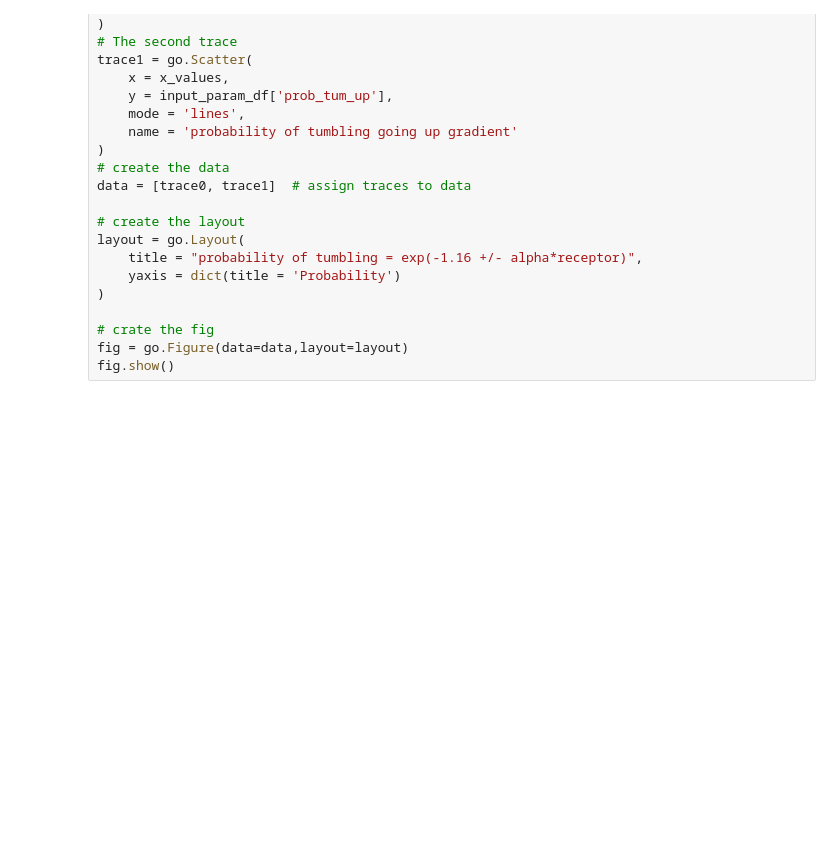
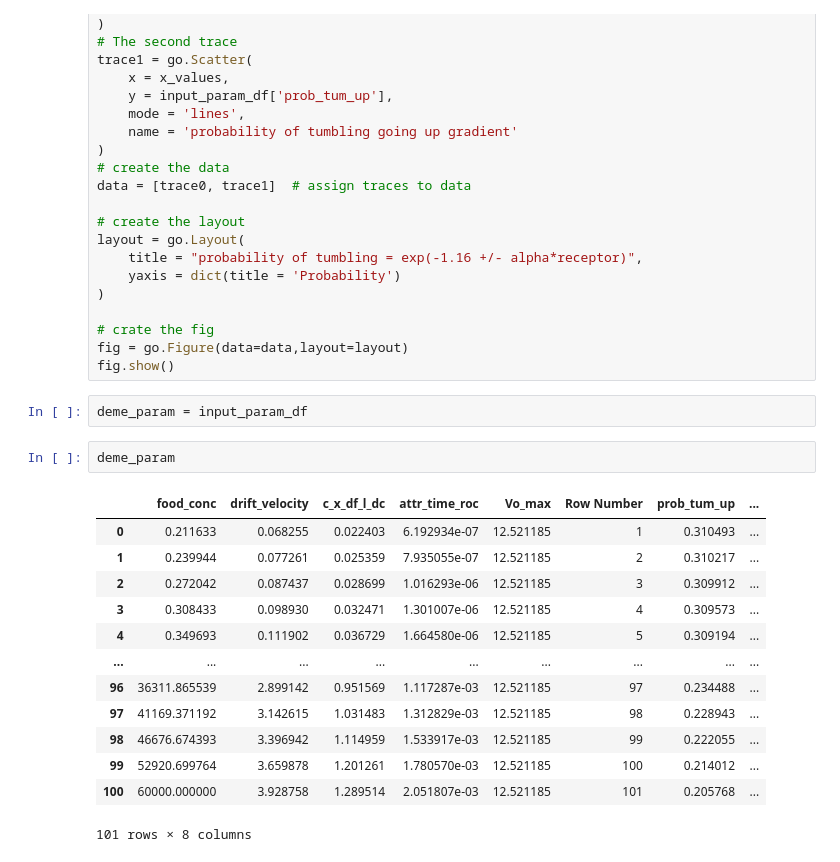
Before and after one commit to Frood-for-Thought/Run_Tumble_Gillespie_Diffusion_Equation, a Jupyter notebook: plotting.ipynb, the cells around one changed output. Drawn from its saved outputs; the diff is of its cells as text; blank space fills up the shorter version.

```diff
--- a/plotting.ipynb
+++ b/plotting.ipynb
@@ -113,3 +113,21 @@ layout = go.Layout(
 # crate the fig
 fig = go.Figure(data=data,layout=layout)
 fig.show()
+# %%
+deme_param = input_param_df
+# %%
+deme_param
+# %% [output]
+|  | food_conc | drift_velocity | c_x_df_l_dc | attr_time_roc | Vo_max | Row Number | prob_tum_up | ... |
+| 0 | 0.211633 | 0.068255 | 0.022403 | 6.192934e-07 | 12.521185 | 1 | 0.310493 | ... |
+| 1 | 0.239944 | 0.077261 | 0.025359 | 7.935055e-07 | 12.521185 | 2 | 0.310217 | ... |
+| 2 | 0.272042 | 0.087437 | 0.028699 | 1.016293e-06 | 12.521185 | 3 | 0.309912 | ... |
+| 3 | 0.308433 | 0.098930 | 0.032471 | 1.301007e-06 | 12.521185 | 4 | 0.309573 | ... |
+| 4 | 0.349693 | 0.111902 | 0.036729 | 1.664580e-06 | 12.521185 | 5 | 0.309194 | ... |
+| ... | ... | ... | ... | ... | ... | ... | ... | ... |
+| 96 | 36311.865539 | 2.899142 | 0.951569 | 1.117287e-03 | 12.521185 | 97 | 0.234488 | ... |
+| 97 | 41169.371192 | 3.142615 | 1.031483 | 1.312829e-03 | 12.521185 | 98 | 0.228943 | ... |
+| 98 | 46676.674393 | 3.396942 | 1.114959 | 1.533917e-03 | 12.521185 | 99 | 0.222055 | ... |
+| 99 | 52920.699764 | 3.659878 | 1.201261 | 1.780570e-03 | 12.521185 | 100 | 0.214012 | ... |
+| 100 | 60000.000000 | 3.928758 | 1.289514 | 2.051807e-03 | 12.521185 | 101 | 0.205768 | ... |
+101 rows × 8 columns
```
